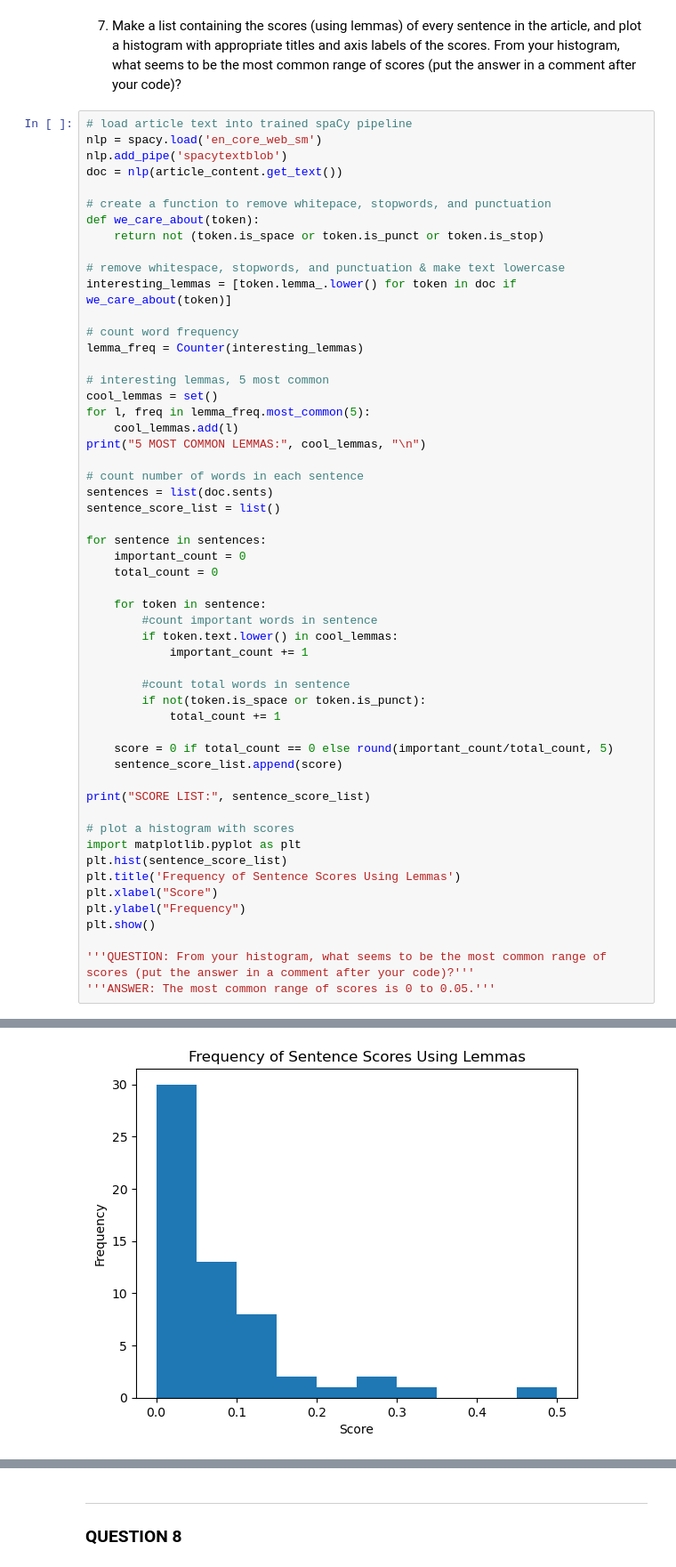
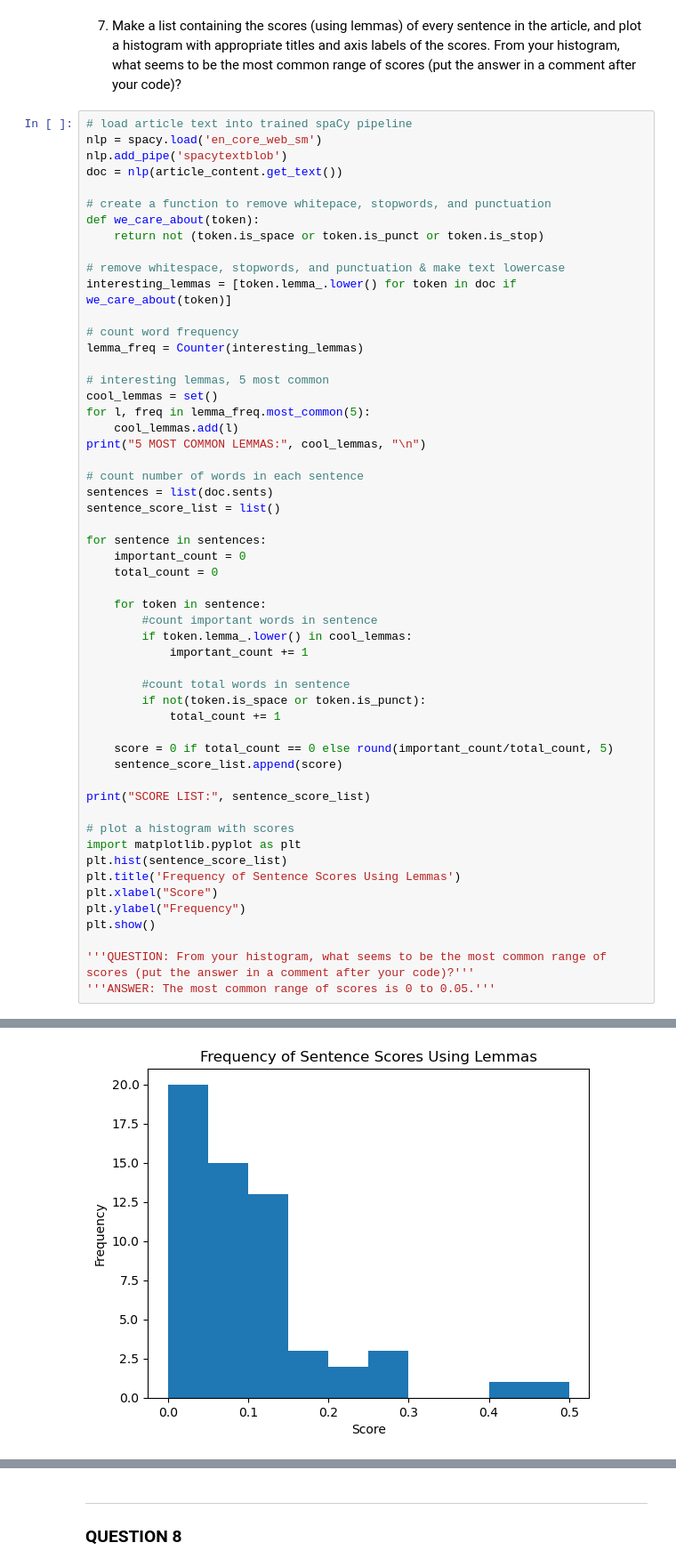
Before and after one commit to mandi1120/web-scraping, a Jupyter notebook: web-scraping.ipynb, the cells around one changed output, grey strips where cells are left out. Shown at 89% size. Drawn from its saved outputs; the diff is of its cells as text.

```diff
--- a/web-scraping.ipynb
+++ b/web-scraping.ipynb
@@ -418,7 +418,7 @@ for sentence in sentences:
 
     for token in sentence:
         #count important words in sentence
-        if token.text.lower() in cool_lemmas:
+        if token.lemma_.lower() in cool_lemmas:
             important_count += 1
 
         #count total words in sentence
@@ -447,4 +447,4 @@ SCORE LIST: [0, 0.08333, 0.04762, 0.0, 0.0, 0.03846, 0.1, 0.5, 0.25, 0.08696, 0.
-[figure, old version]
+[figure, new version]
 'ANSWER: The most common range of scores is 0 to 0.05.'
 # %% [markdown]
 ----------------
```
Also changed, not shown: parts of 2 cells of this notebook, 2 other files.
